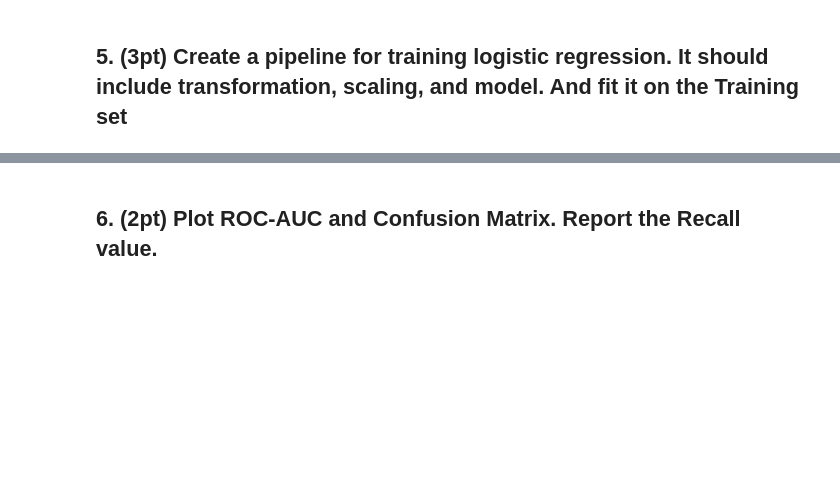
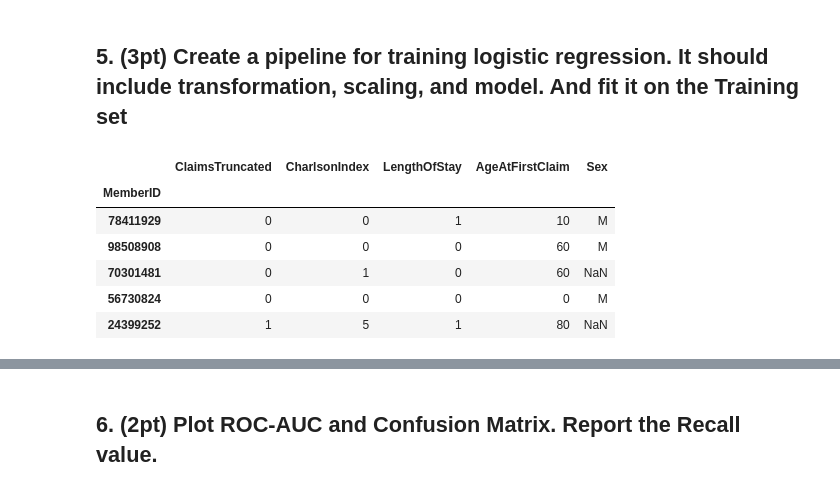
Before and after one commit to Nick-Azzarano/Machine-Learning-Practice, a Jupyter notebook: Spring2025/Homeworks/HW5.ipynb, the cells around one changed output, grey strips where cells are left out. Cells and saved outputs as stored; diff of their text form; code cells hidden in the pictures; blank space fills up the shorter version.

```diff
--- a/Spring2025/Homeworks/HW5.ipynb
+++ b/Spring2025/Homeworks/HW5.ipynb
@@ -247,3 +247,5 @@ from sklearn.compose import ColumnTransformer
 oneHE = OneHotEncoder(drop='first', handle_unknown='infrequent_if_exist')
 # %%
 colTransformer = ColumnTransformer([('one', oneHE, ['Sex'])], remainder='passthrough')
+# %%
+colTransformer.fit(X_train)
@@ -268,0 +291,10 @@ from sklearn.linear_model import LogisticRegression
+# %%
+X_train.head()
+# %% [output]
+|  | ClaimsTruncated | CharlsonIndex | LengthOfStay | AgeAtFirstClaim | Sex |
+| MemberID |  |  |  |  |  |
+| 78411929 | 0 | 0 | 1 | 10 | M |
+| 98508908 | 0 | 0 | 0 | 60 | M |
+| 70301481 | 0 | 1 | 0 | 60 | NaN |
+| 56730824 | 0 | 0 | 0 | 0 | M |
+| 24399252 | 1 | 5 | 1 | 80 | NaN |
```
Also changed, not shown: parts of 7 cells of this notebook.
